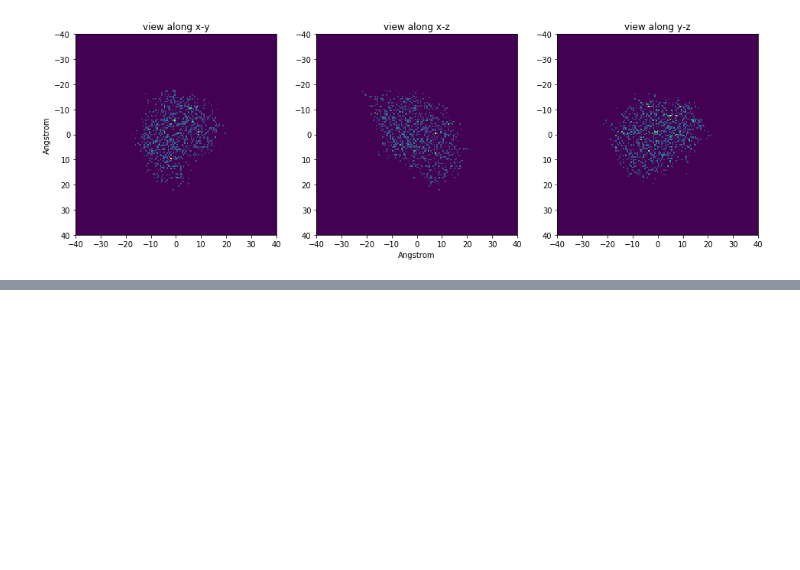
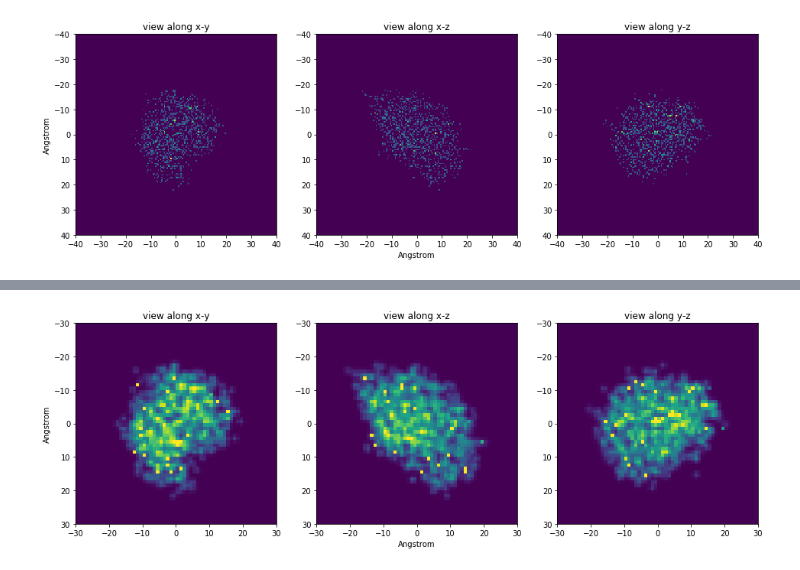
Before and after one commit to dermen/n0t3boox, a Jupyter notebook: kam_simulation_beginnings.ipynb, the cells around one changed output, grey strips where cells are left out. Cells and saved outputs as stored; diff of their text form; code cells hidden in the pictures; blank space fills up the shorter version.

```diff
--- a/kam_simulation_beginnings.ipynb
+++ b/kam_simulation_beginnings.ipynb
@@ -53,0 +66,16 @@ plot_dens(dens)
+# %%
+%%time
+
+## here I demo how to make another grid using form factors and TJ code
+dens_crom_mann = np.zeros_like( dens)
+for i, (atom,Z) in enumerate(zip(mol.atom_vecs, mol.Z)):
+
+    distances, grid_pos =KD_grid.query( atom, k=500, distance_upper_bound=3)
+    n_neighbors = len([ d for d in distances if d != np.inf])
+    distances, grid_pos = distances[:n_neighbors],  grid_pos[:n_neighbors]
+
+    grid_idx = np.unravel_index( grid_pos, dens.shape)
+
+    form_fact = scatter.atomic_electrondens( Z, distances )
+
+    dens_crom_mann[grid_idx] += form_fact
@@ -54 +85,6 @@ plot_dens(dens)
+# %%
+# with atomic gaussians
+plot_dens( dens_crom_mann, grid_size, vmax=2)
+# %% [output]
+[figure, added]
 # %%
```
Also changed, not shown: parts of 15 cells of this notebook.
